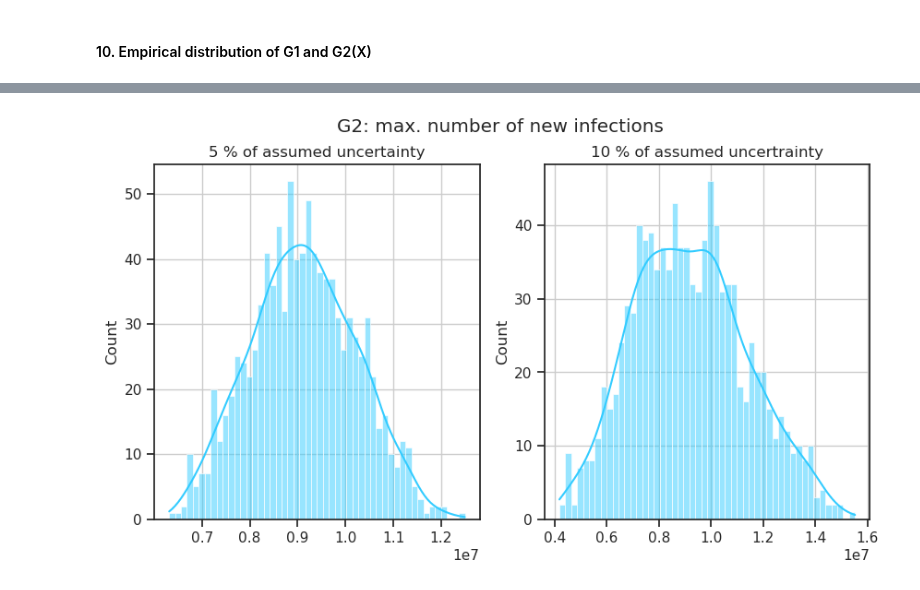
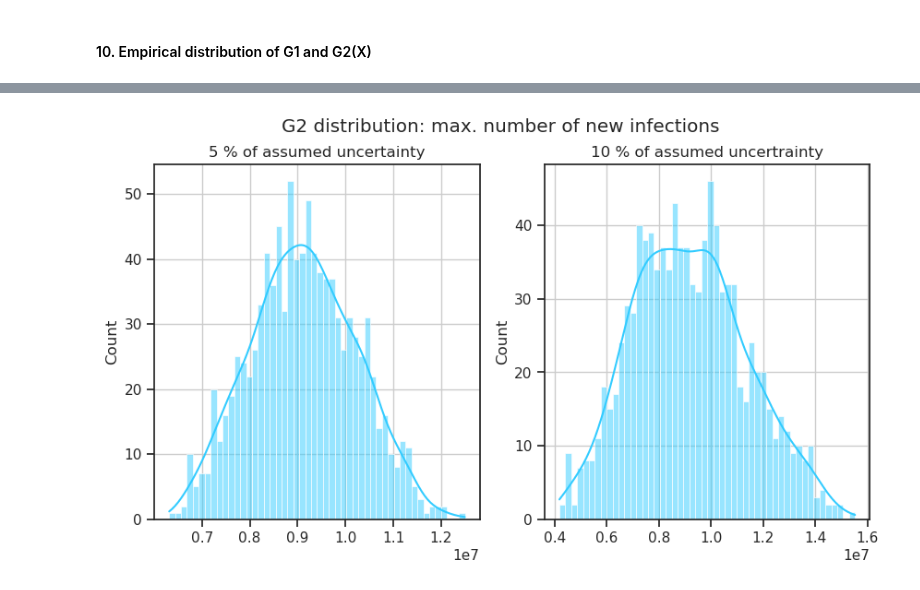
Before and after one commit to maximilian-nowak/uq-assignments, a Jupyter notebook: Assignment_1.ipynb, the cells around one changed output, grey strips where cells are left out. Cells and saved outputs as stored; diff of their text form; code cells hidden in the pictures.

```diff
--- a/Assignment_1.ipynb
+++ b/Assignment_1.ipynb
@@ -253,26 +227,26 @@ plt.show()
 # %%
 # O2(G2(x)): peak of infection curve
 def O2(data): return np.amax(data, axis=1)
 
 I_data5 = np.loadtxt("I_data_5")
 I_data10 = np.loadtxt("I_data_10")
 
 # plt.figure()
 # plt.hist(O2(I_data5), bins=50)
 # plt.show()
 
 # plt.figure()
 # plt.hist(O2(I_data10), bins=50)
 # plt.show()
 
 fig, ax = plt.subplots(1, 2, figsize=(10,5))
-fig.suptitle('G2: max. number of new infections')
+fig.suptitle('G2 distribution: max. number of new infections')
 
 ax[0].set_title('5 % of assumed uncertainty')
 sns.histplot(ax=ax[0], data=O2(I_data5), color="#33ccff", kde=True, bins=50)
 
 ax[1].set_title('10 % of assumed uncertrainty')
 sns.histplot(ax=ax[1], data=O2(I_data10), color="#33ccff", kde=True, bins=50)
 plt.show()
 # %% [output]
-[figure, old version]
+[figure, new version]
```
Also changed, not shown: parts of 2 cells of this notebook.
